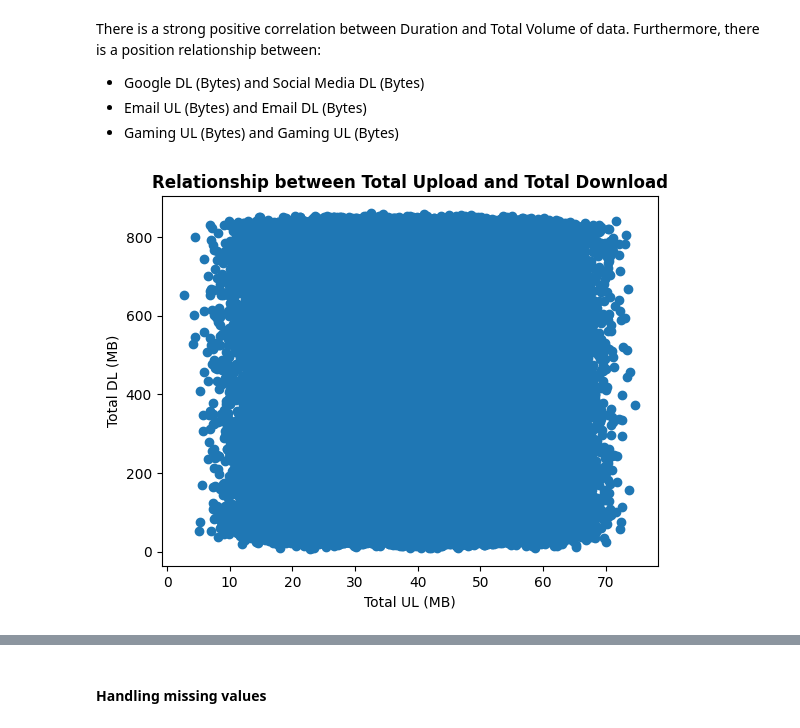
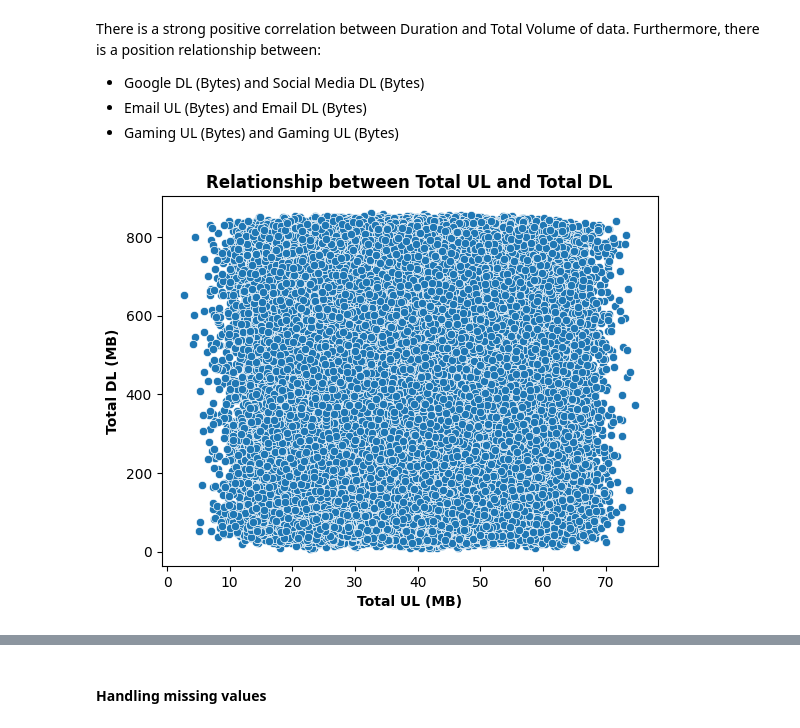
Before and after one commit to Roseco-crs/10Academy_week_1_Telecom_Industry, a Jupyter notebook: code/extract_data.ipynb, the cells around one changed output, grey strips where cells are left out. Saved outputs shown, nothing was run; the diff lists cells and outputs as text; code cells hidden in the pictures.

```diff
--- a/code/extract_data.ipynb
+++ b/code/extract_data.ipynb
@@ -227,10 +227,10 @@ Furthermore, there is a position relationship between:
 - Email UL (Bytes) and Email DL (Bytes)
 - Gaming UL (Bytes) and Gaming UL (Bytes)
 # %%
-plt.scatter(df["Total UL (MB)"], df["Total DL (MB)"])
-plt.title("Relationship between Total Upload and Total Download", fontweight ='bold')
-plt.xlabel("Total UL (MB)")
-plt.ylabel("Total DL (MB)")
+sns.scatterplot(data = df, x= df["Total UL (MB)"], y= df["Total DL (MB)"])
+plt.title("Relationship between Total UL and Total DL", fontweight ='bold')
+plt.xlabel("Total UL (MB)", fontweight ='bold')
+plt.ylabel("Total DL (MB)", fontweight ='bold')
 plt.show()
 # %% [output]
-[figure, old version]
+[figure, new version]
```
Also changed, not shown: parts of 19 cells of this notebook.
